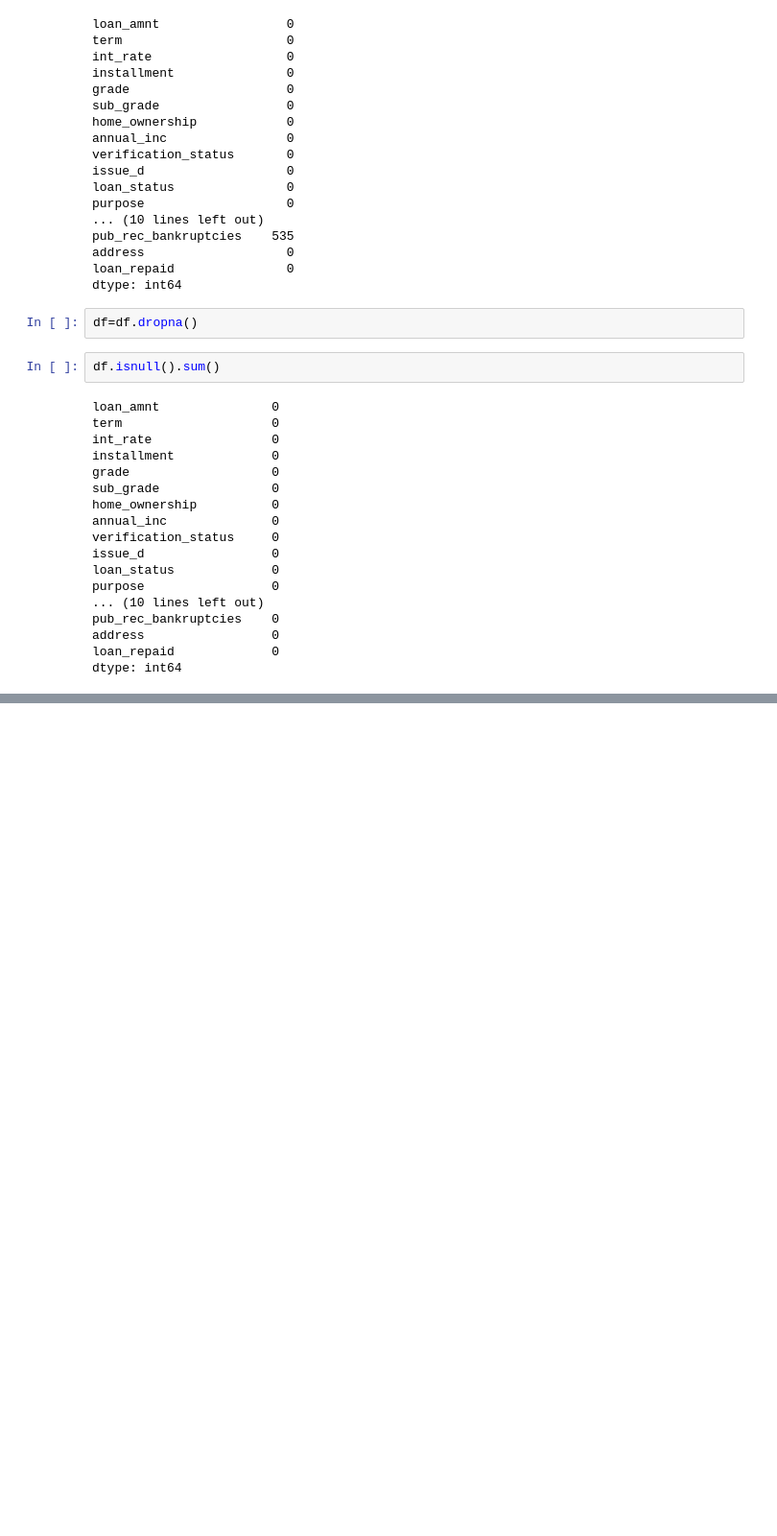
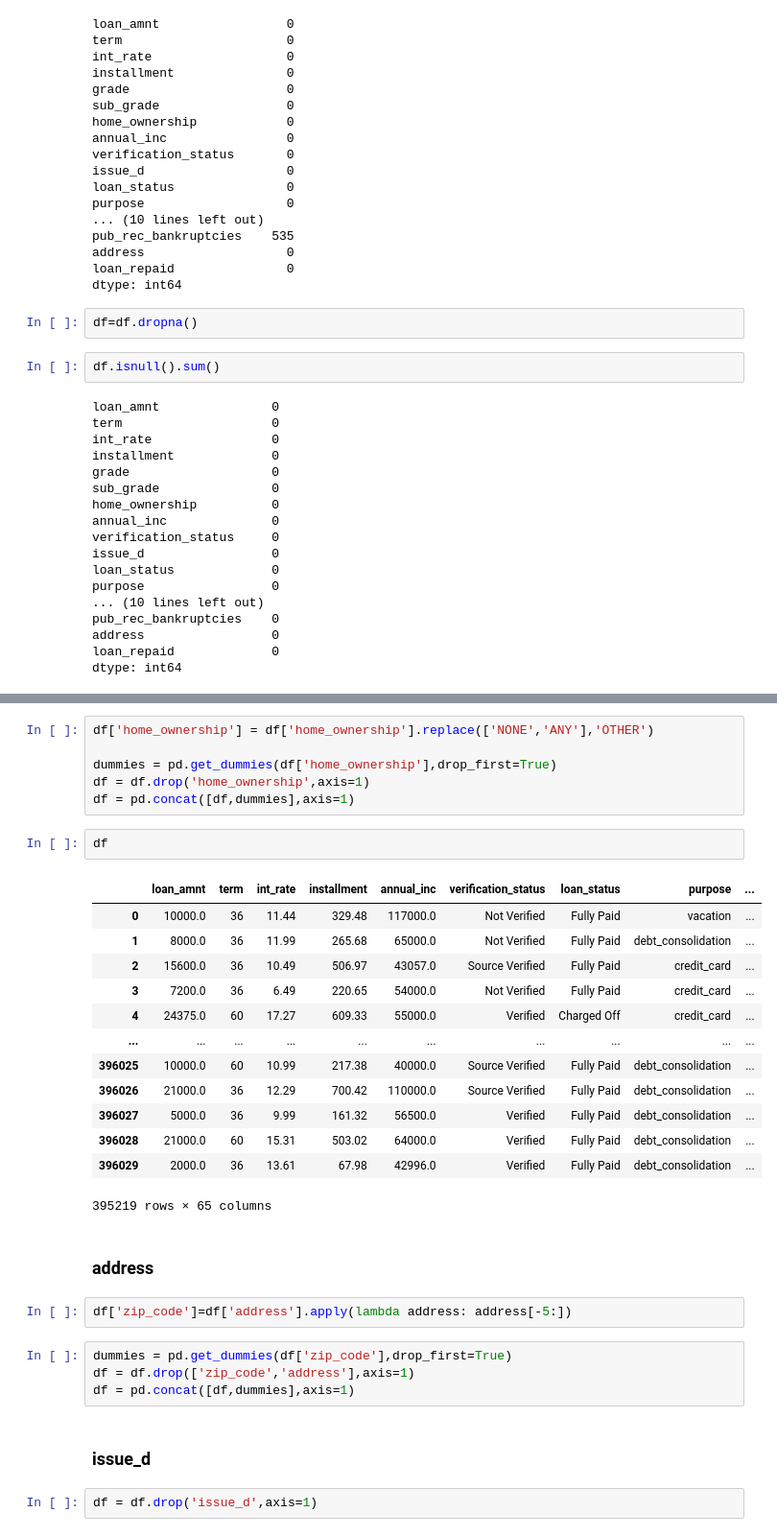
Before and after one commit to emirhanlatif/Deep_Learning_101, a Jupyter notebook: 03_Basic_Artificial_Neural_Networks/03_keras_project_exercise.ipynb, the cells around one changed output, grey strips where cells are left out. Shown at 96% size. Cells and saved outputs as stored; diff of their text form; blank space fills up the shorter version.

```diff
--- a/03_Basic_Artificial_Neural_Networks/03_keras_project_exercise.ipynb
+++ b/03_Basic_Artificial_Neural_Networks/03_keras_project_exercise.ipynb
@@ -533,0 +627,34 @@ dtype: int64
+# %%
+df['home_ownership'] = df['home_ownership'].replace(['NONE','ANY'],'OTHER')
+
+dummies = pd.get_dummies(df['home_ownership'],drop_first=True)
+df = df.drop('home_ownership',axis=1)
+df = pd.concat([df,dummies],axis=1)
+# %%
+df
+# %% [output]
+|  | loan_amnt | term | int_rate | installment | annual_inc | verification_status | loan_status | purpose | ... |
+| 0 | 10000.0 | 36 | 11.44 | 329.48 | 117000.0 | Not Verified | Fully Paid | vacation | ... |
+| 1 | 8000.0 | 36 | 11.99 | 265.68 | 65000.0 | Not Verified | Fully Paid | debt_consolidation | ... |
+| 2 | 15600.0 | 36 | 10.49 | 506.97 | 43057.0 | Source Verified | Fully Paid | credit_card | ... |
+| 3 | 7200.0 | 36 | 6.49 | 220.65 | 54000.0 | Not Verified | Fully Paid | credit_card | ... |
+| 4 | 24375.0 | 60 | 17.27 | 609.33 | 55000.0 | Verified | Charged Off | credit_card | ... |
+| ... | ... | ... | ... | ... | ... | ... | ... | ... | ... |
+| 396025 | 10000.0 | 60 | 10.99 | 217.38 | 40000.0 | Source Verified | Fully Paid | debt_consolidation | ... |
+| 396026 | 21000.0 | 36 | 12.29 | 700.42 | 110000.0 | Source Verified | Fully Paid | debt_consolidation | ... |
+| 396027 | 5000.0 | 36 | 9.99 | 161.32 | 56500.0 | Verified | Fully Paid | debt_consolidation | ... |
+| 396028 | 21000.0 | 60 | 15.31 | 503.02 | 64000.0 | Verified | Fully Paid | debt_consolidation | ... |
+| 396029 | 2000.0 | 36 | 13.61 | 67.98 | 42996.0 | Verified | Fully Paid | debt_consolidation | ... |
+395219 rows × 65 columns
+# %% [markdown]
+### address
+# %%
+df['zip_code']=df['address'].apply(lambda address: address[-5:])
+# %%
+dummies = pd.get_dummies(df['zip_code'],drop_first=True)
+df = df.drop(['zip_code','address'],axis=1)
+df = pd.concat([df,dummies],axis=1)
+# %% [markdown]
+### issue_d
+# %%
+df = df.drop('issue_d',axis=1)
```
Also changed, not shown: parts of 48 cells of this notebook, 1 other file.
